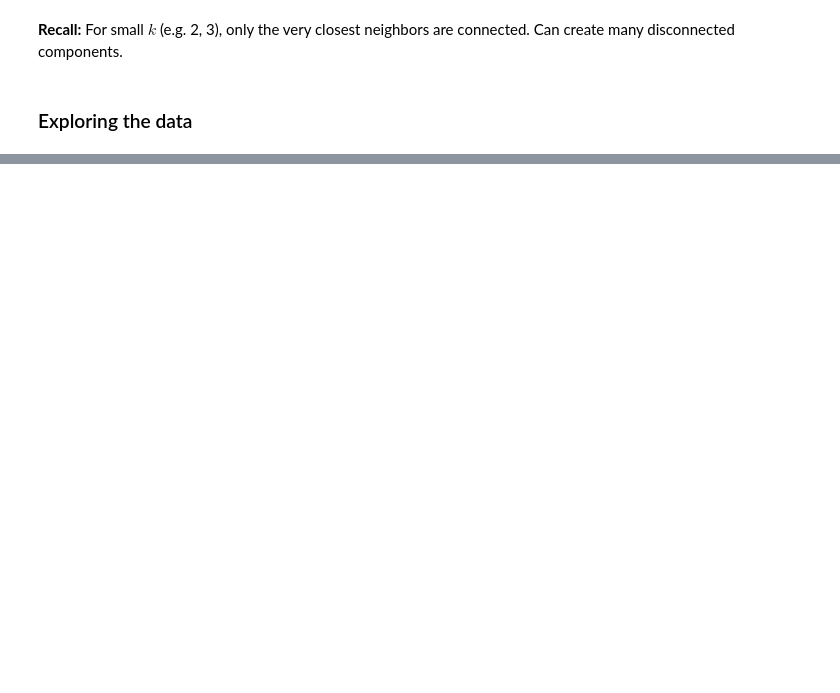
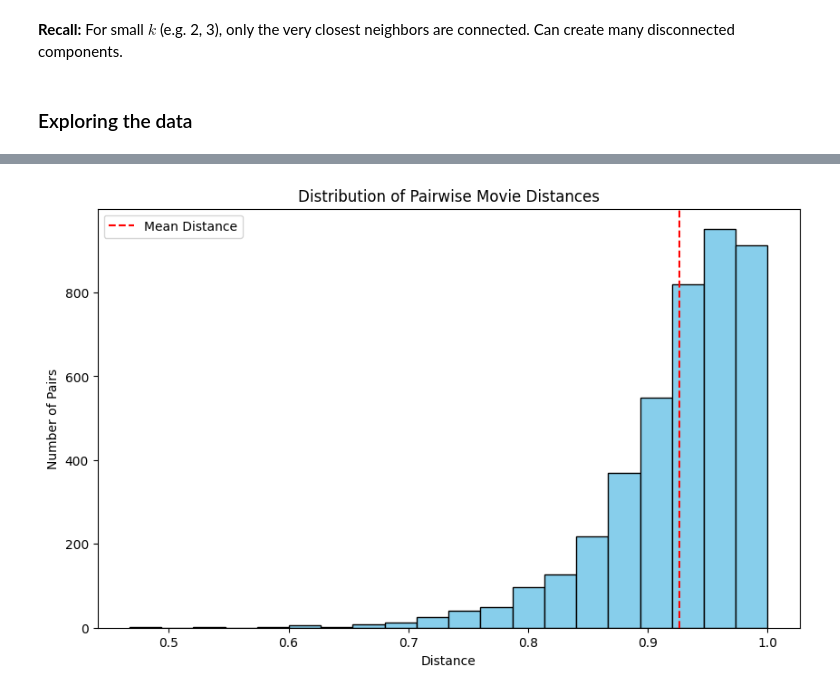
Before and after one commit to damiskov/project-02807, a Jupyter notebook: notebooks/movie_pipeline.ipynb, the cells around one changed output, grey strips where cells are left out. Drawn from its saved outputs; the diff is of its cells as text; code cells hidden in the pictures; blank space fills up the shorter version.

```diff
--- a/notebooks/movie_pipeline.ipynb
+++ b/notebooks/movie_pipeline.ipynb
@@ -175,3 +107,22 @@ The Exorcist: distance to mean = 4.71
+# %%
+import numpy as np
+import matplotlib.pyplot as plt
+
+# Get upper triangle indices, excluding the diagonal
+triu_idx = np.triu_indices(frob_matrix.shape[0], k=1)
+all_distances = frob_matrix[triu_idx]
+
+# Plot histogram
+plt.figure(figsize=(10, 6))
+plt.hist(all_distances, bins=20, color='skyblue', edgecolor='black')
+plt.title("Distribution of Pairwise Movie Distances")
+plt.xlabel("Distance")
+plt.ylabel("Number of Pairs")
+plt.axvline(np.mean(all_distances), color='red', linestyle='dashed', label='Mean Distance')
+plt.legend()
+plt.show()
+# %% [output]
+[figure, added]
 # %%
 import matplotlib.pyplot as plt
 import numpy as np
```
Also changed, not shown: parts of 21 cells of this notebook, 7 other files.
